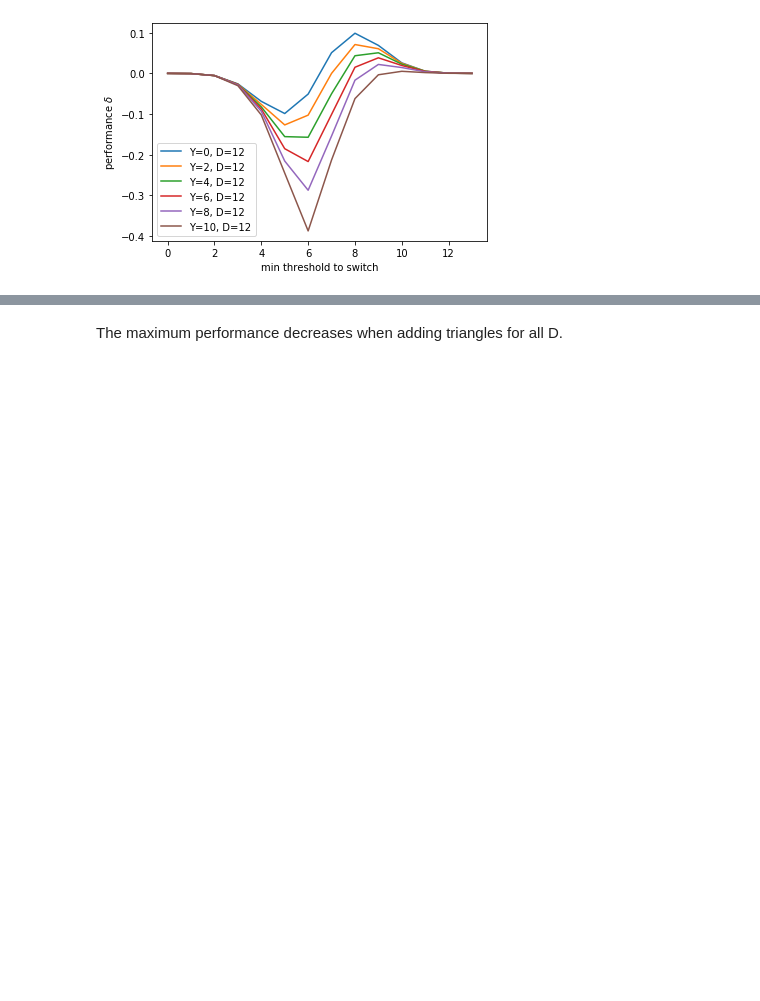
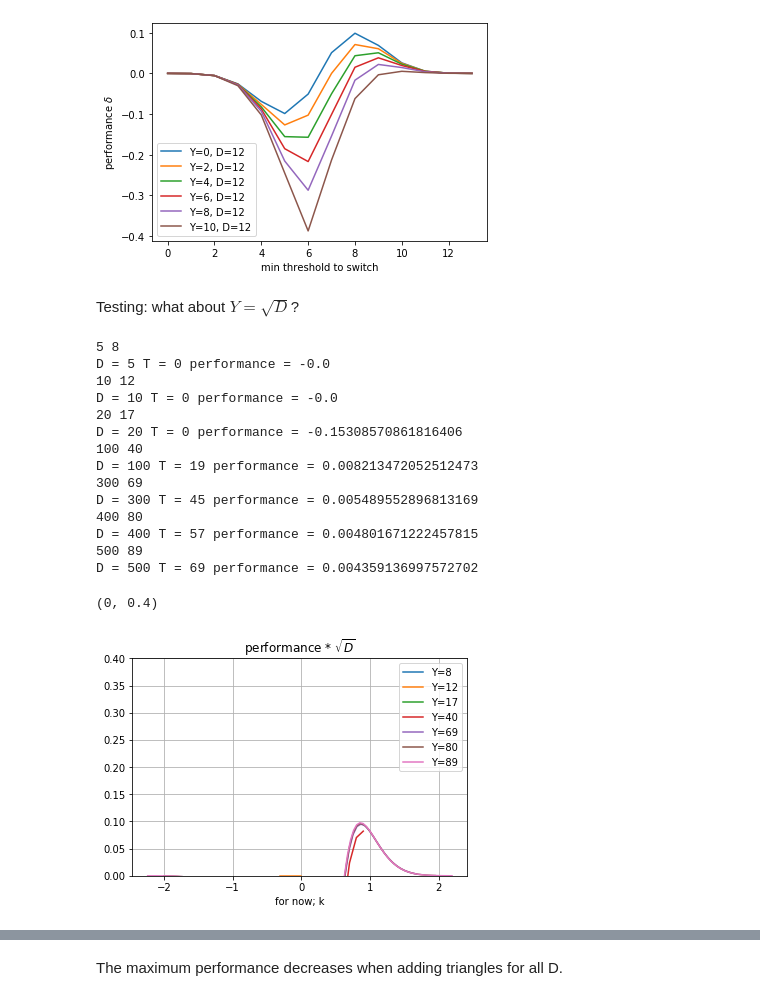
Before and after one commit to marwahaha/qaoa-local-competitors, a Jupyter notebook: hastings.ipynb, the cells around one changed output, grey strips where cells are left out. Cells and saved outputs as stored; diff of their text form; code cells hidden in the pictures; blank space fills up the shorter version.

```diff
--- a/hastings.ipynb
+++ b/hastings.ipynb
@@ -92,7 +92,7 @@ def print_max(D, results):
     """Finds and prints out the maximum performance in the input list."""
     print("D =", D, "T =", results.index(max(results)), "performance =", max(results))
 
-def plot_by_T(D, results, label_prefix=""):
-    plt.plot(range(len(results)), results, label=label_prefix + "D=" + str(D))
+def plot_by_T(D, results, label_prefix="", scaled=False):
+    plt.plot(np.arange(len(results))/(D if scaled else 1), results, label=label_prefix + "D=" + str(D))
     plt.xlabel("min threshold to switch")
     plt.ylabel("performance $\delta$")
@@ -336,3 +340,40 @@ D = 12 T = 10 performance = 0.005126953125
 D = 12 T = 0 performance = -0.0
 <matplotlib.legend.Legend at 0x...>
 [figure]
+# %% [markdown]
+Testing: what about $Y = \sqrt{D}$?
+# %%
+# seems like O(1/\sqrt{D}) negative advantage.
+Ds = np.array([5, 10, 20, 100, 300, 400, 500])
+for D in Ds:
+    D = int(D)
+    y = int(4*D**0.5)
+    print(D, y)
+#     results = test_all_thresholds(D, calc_performance_y_triangles_curried(y))
+    results = [calc_performance_y_triangles_curried(y)(D, T) for T in range(int(0.4*D), int(0.6*D))]
+    print_max(D, results)
+    # kunal testing 2020-11-13
+    plt.plot((np.arange(len(results))/D - 0.1)*D**0.5, D**0.5*np.array(results), label="Y=" + str(y))
+#     plot_by_T(D, D**0.5*np.array(results), "Y=" + str(y) + ", ", scaled=True)
+plt.title("performance * $\sqrt{D}$")
+plt.legend()
+plt.grid()
+plt.xlabel('for now; k')
+plt.ylim(0, 0.4)
+# %% [output]
+5 8
+D = 5 T = 0 performance = -0.0
+10 12
+D = 10 T = 0 performance = -0.0
+20 17
+D = 20 T = 0 performance = -0.15308570861816406
+100 40
+D = 100 T = 19 performance = 0.008213472052512473
+300 69
+D = 300 T = 45 performance = 0.005489552896813169
+400 80
+D = 400 T = 57 performance = 0.004801671222457815
+500 89
+D = 500 T = 69 performance = 0.004359136997572702
+(0, 0.4)
+[figure, added]
```
Also changed, not shown: parts of 7 cells of this notebook, 13 other files.
